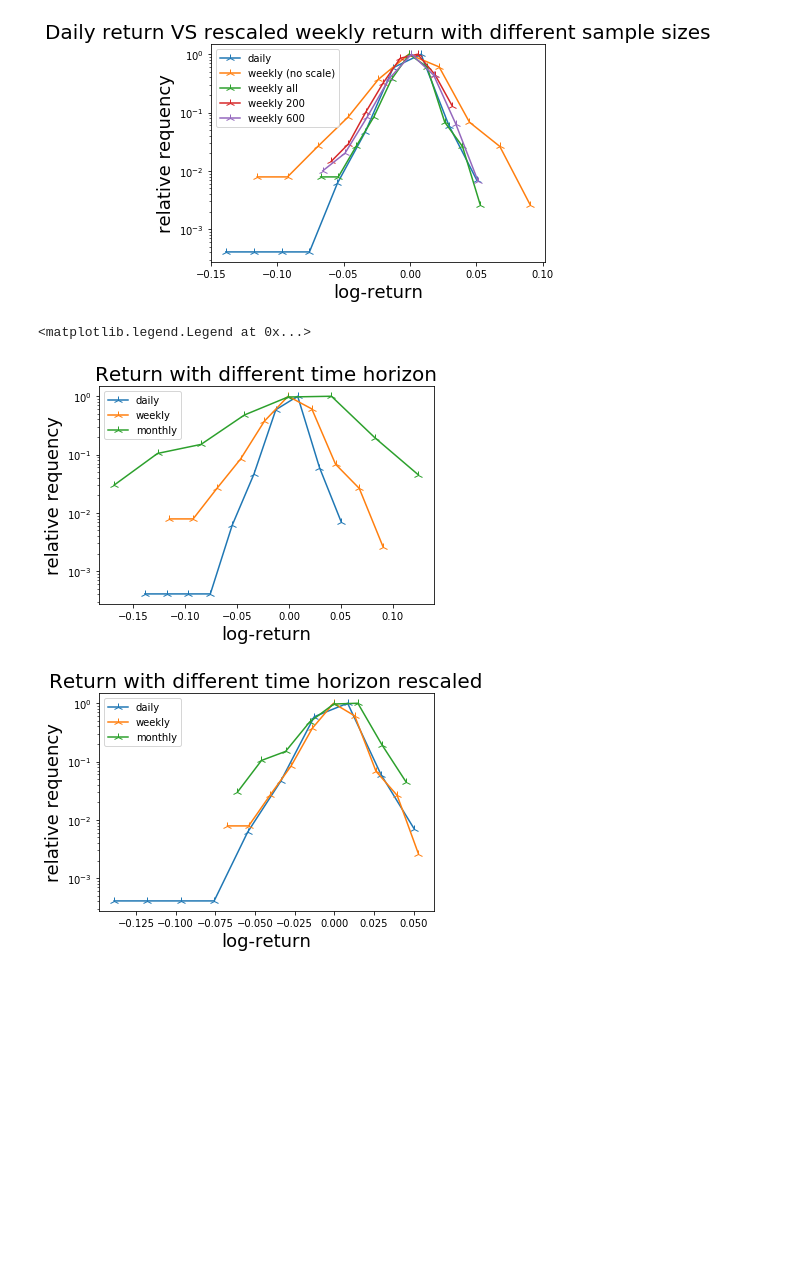
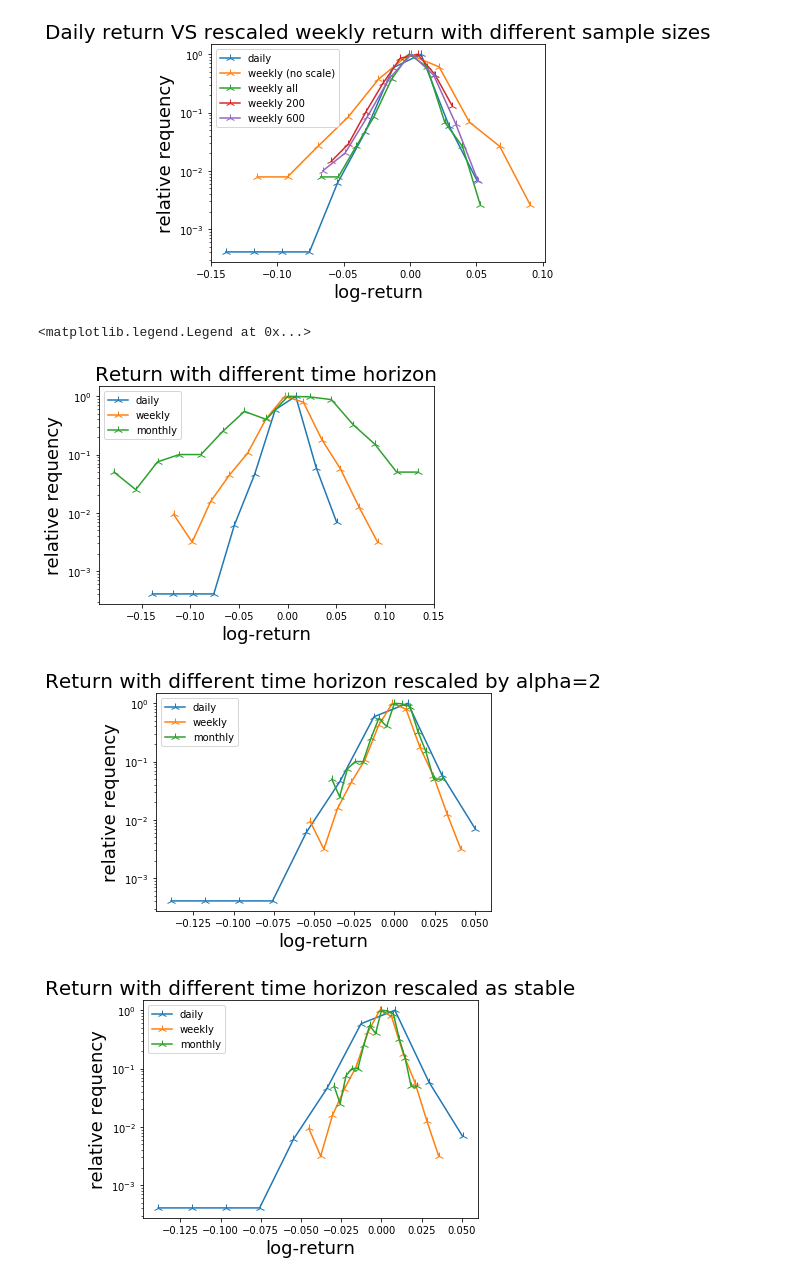
Before and after one commit to linsallyzhao/notebooks, a Jupyter notebook: FDS_assignment2/a_few_useful_functions.ipynb, the cells around one changed output. Saved outputs shown, nothing was run; the diff lists cells and outputs as text; code cells hidden in the pictures; blank space fills up the shorter version.

```diff
--- a/FDS_assignment2/a_few_useful_functions.ipynb
+++ b/FDS_assignment2/a_few_useful_functions.ipynb
@@ -232,26 +369,61 @@ plt.legend(['daily', 'weekly (no scale)', 'weekly all', 'weekly 200', 'weekly 60
 [figure]
 # %%
 hist, bins = get_histo_data(logR['price'], 10)
-histW, binW = get_histo_data(weeklyF, 10)
-histM, binM = get_histo_data(monthlyF, 8)
+histW, binW = get_histo_data(weeklyF, 12)
+histM, binM = get_histo_data(monthlyF, 15)
 
-binWS, histWS = uni_scale_with_alpha(binW, histW, 5, 3)
-binMS, histMS = uni_scale_with_alpha(binM, histM, 21, 3)
+binWS, histWS = uni_scale_with_alpha(binW, histW, 5, 2)
+binMS, histMS = uni_scale_with_alpha(binM, histM, 21, 2)
+
+
+alpha, _, _, _, _ = fit_levy(logR['price'])
+binWSA, histWSA = uni_scale_with_alpha(binW, histW, 5, alpha)
+binMSA, histMSA = uni_scale_with_alpha(binM, histM, 21, alpha)
 
 plt.figure()
 plt.semilogy(bins, hist, '-2', binW, histW, '-2', binM, histM, '-2', markersize=9)
 plt.title('Return with different time horizon', fontsize=20)
 plt.xlabel('log-return', fontsize=18)
 plt.ylabel('relative requency', fontsize=18)
 plt.legend(['daily', 'weekly', 'monthly'])
 
 plt.figure()
 plt.semilogy(bins, hist, '-2', binWS, histWS, '-2', binMS, histMS, '-2', markersize=9)
-plt.title('Return with different time horizon rescaled', fontsize=20)
+plt.title('Return with different time horizon rescaled by alpha=2', fontsize=20)
 plt.xlabel('log-return', fontsize=18)
 plt.ylabel('relative requency', fontsize=18)
 plt.legend(['daily', 'weekly', 'monthly'])
+
+plt.figure()
+plt.semilogy(bins, hist, '-2', binWSA, histWSA, '-2', binMSA, histMSA, '-2', markersize=9)
+plt.title('Return with different time horizon rescaled as stable', fontsize=20)
+plt.xlabel('log-return', fontsize=18)
+plt.ylabel('relative requency', fontsize=18)
+plt.legend(['daily', 'weekly', 'monthly'])
+
+_, b, _ = genHurst(np.cumsum(logR['price']), [2, 3])
+
+binWS, histWS = uni_scale_with_alpha(binW, histW, 5, 1/b[0])
+binMS, histMS = uni_scale_with_alpha(binM, histM, 21, 1/b[0])
+
+plt.figure()
+plt.semilogy(bins, hist, '-2', binWS, histWS, '-2', binMS, histMS, '-2', markersize=9)
+plt.title('Return with different time horizon rescaled by H(2)', fontsize=20)
+plt.xlabel('log-return', fontsize=18)
+plt.ylabel('relative requency', fontsize=18)
+plt.legend(['daily', 'weekly', 'monthly'])
+
+binWS, histWS = uni_scale_with_alpha(binW, histW, 5, 1/b[1])
+binMS, histMS = uni_scale_with_alpha(binM, histM, 21, 1/b[1])
+
+plt.figure()
+plt.semilogy(bins, hist, '-2', binWS, histWS, '-2', binMS, histMS, '-2', markersize=9)
+plt.title('Return with different time horizon rescaled by H(3)', fontsize=20)
+plt.xlabel('log-return', fontsize=18)
+plt.ylabel('relative requency', fontsize=18)
+plt.legend(['daily', 'weekly', 'monthly'])
 # %% [output]
 <matplotlib.legend.Legend at 0x...>
-[figure, old version]
+[figure, new version]
-[figure, old version]
+[figure, new version]
+[figure, added]
```
Also changed, not shown: parts of 54 cells of this notebook, 2 other files.
